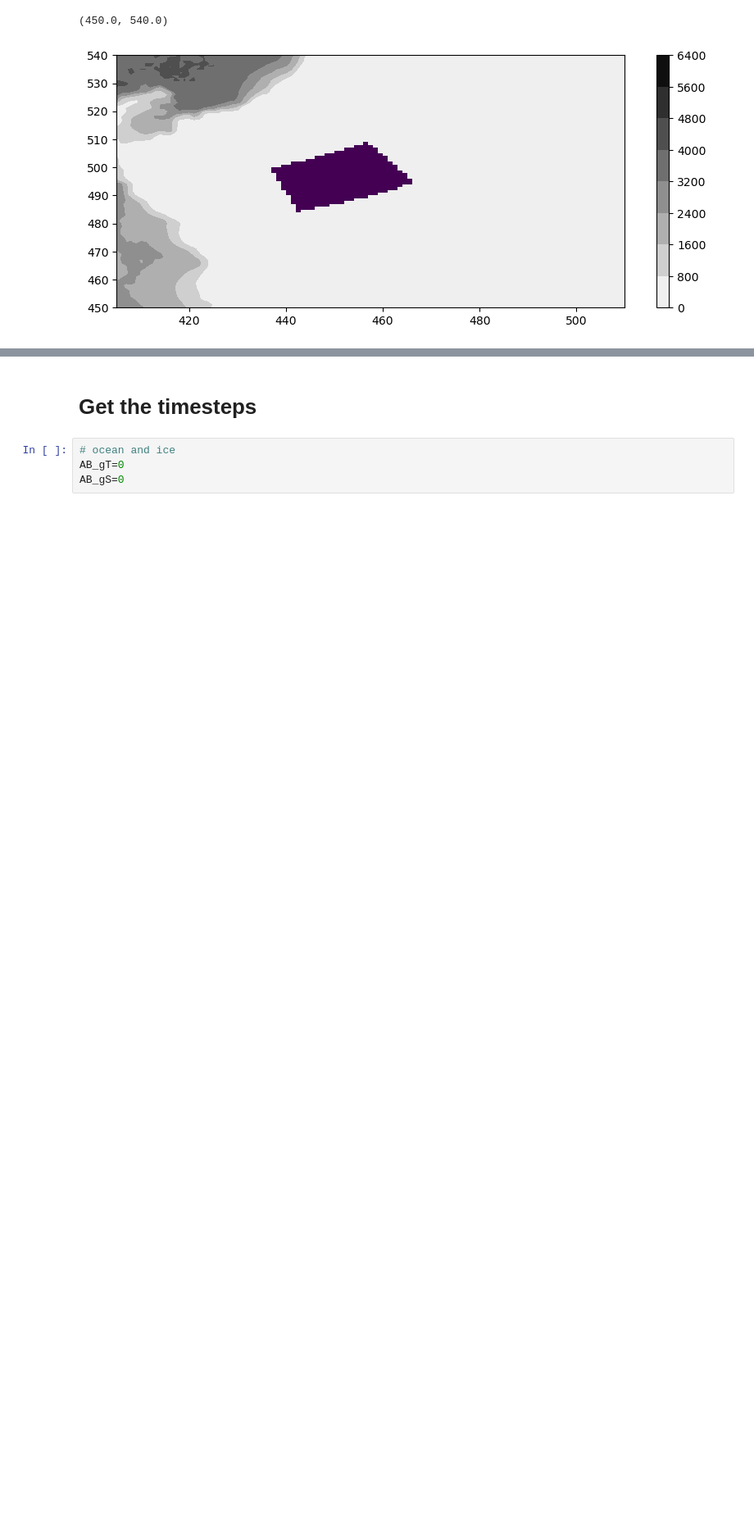
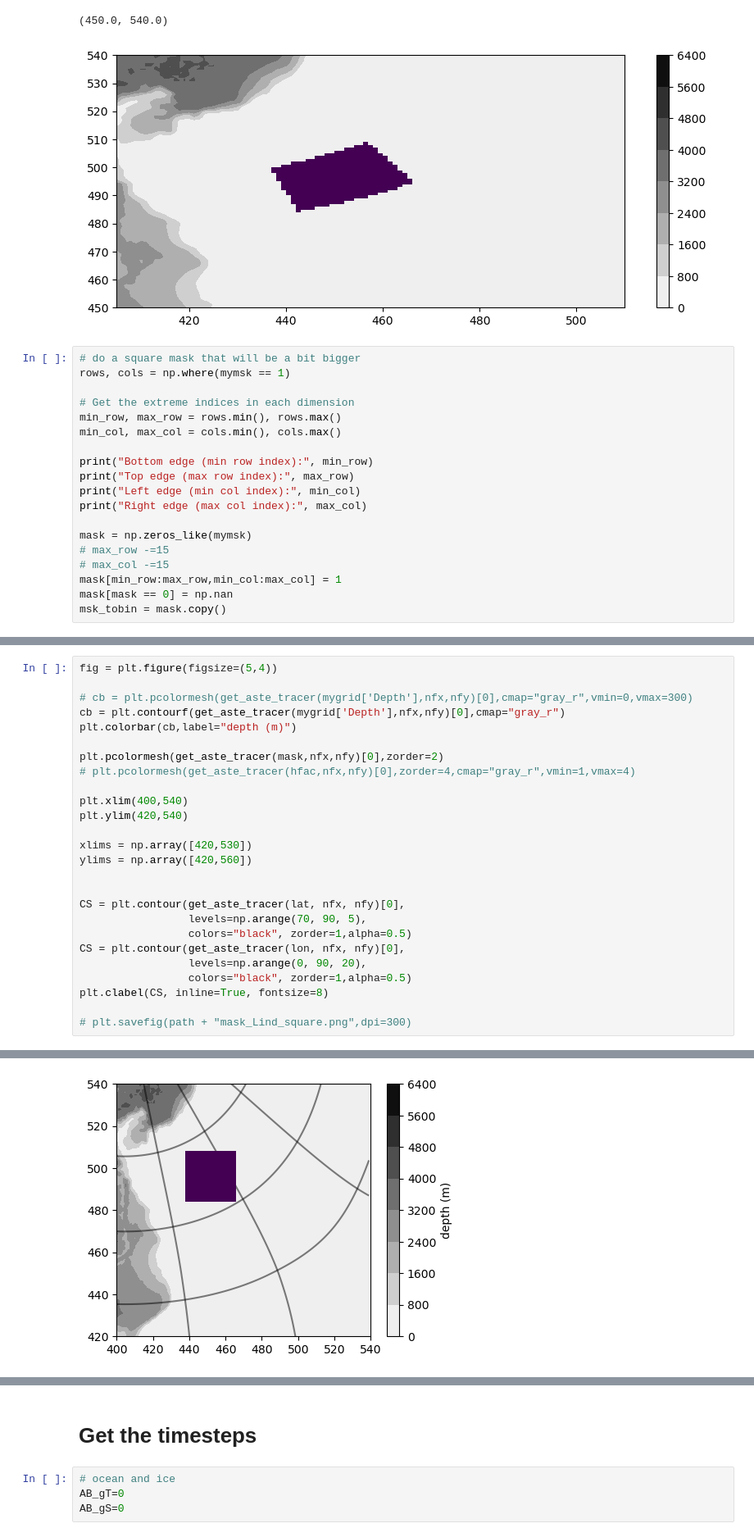
Before and after one commit to margaretmurakami/crios_backups, a Jupyter notebook: ASTE_270/Pemberton_BarentsSpaper/BarentsS_paper/BarentsS_Lind_budget_breakdown.ipynb, the cells around one changed output, grey strips where cells are left out. Shown at 82% size. Drawn from its saved outputs; the diff is of its cells as text; blank space fills up the shorter version.

```diff
--- a/ASTE_270/Pemberton_BarentsSpaper/BarentsS_paper/BarentsS_Lind_budget_breakdown.ipynb
+++ b/ASTE_270/Pemberton_BarentsSpaper/BarentsS_paper/BarentsS_Lind_budget_breakdown.ipynb
@@ -104,3 +104,22 @@ plt.ylim(450,540)
 # %% [output]
 (450.0, 540.0)
 [figure]
+# %%
+# do a square mask that will be a bit bigger
+rows, cols = np.where(mymsk == 1)
+
+# Get the extreme indices in each dimension
+min_row, max_row = rows.min(), rows.max()
+min_col, max_col = cols.min(), cols.max()
+
+print("Bottom edge (min row index):", min_row)
+print("Top edge (max row index):", max_row)
+print("Left edge (min col index):", min_col)
+print("Right edge (max col index):", max_col)
+
+mask = np.zeros_like(mymsk)
+# max_row -=15
+# max_col -=15
+mask[min_row:max_row,min_col:max_col] = 1
+mask[mask == 0] = np.nan
+msk_tobin = mask.copy()
@@ -106,0 +149,27 @@ plt.ylim(450,540)
+# %%
+fig = plt.figure(figsize=(5,4))
+
+# cb = plt.pcolormesh(get_aste_tracer(mygrid['Depth'],nfx,nfy)[0],cmap="gray_r",vmin=0,vmax=300)
+cb = plt.contourf(get_aste_tracer(mygrid['Depth'],nfx,nfy)[0],cmap="gray_r")
+plt.colorbar(cb,label="depth (m)")
+
+plt.pcolormesh(get_aste_tracer(mask,nfx,nfy)[0],zorder=2)
+# plt.pcolormesh(get_aste_tracer(hfac,nfx,nfy)[0],zorder=4,cmap="gray_r",vmin=1,vmax=4)
+
+plt.xlim(400,540)
+plt.ylim(420,540)
+
+xlims = np.array([420,530])
+ylims = np.array([420,560])
+
+
+CS = plt.contour(get_aste_tracer(lat, nfx, nfy)[0],
+                 levels=np.arange(70, 90, 5),
+                 colors="black", zorder=1,alpha=0.5)
+CS = plt.contour(get_aste_tracer(lon, nfx, nfy)[0],
+                 levels=np.arange(0, 90, 20),
+                 colors="black", zorder=1,alpha=0.5)
+plt.clabel(CS, inline=True, fontsize=8)
+
+# plt.savefig(path + "mask_Lind_square.png",dpi=300)
+# %% [output]
@@ -106,0 +177 @@ plt.ylim(450,540)
+[figure, added]
```
Also changed, not shown: parts of 8 cells of this notebook, 6 other files.
